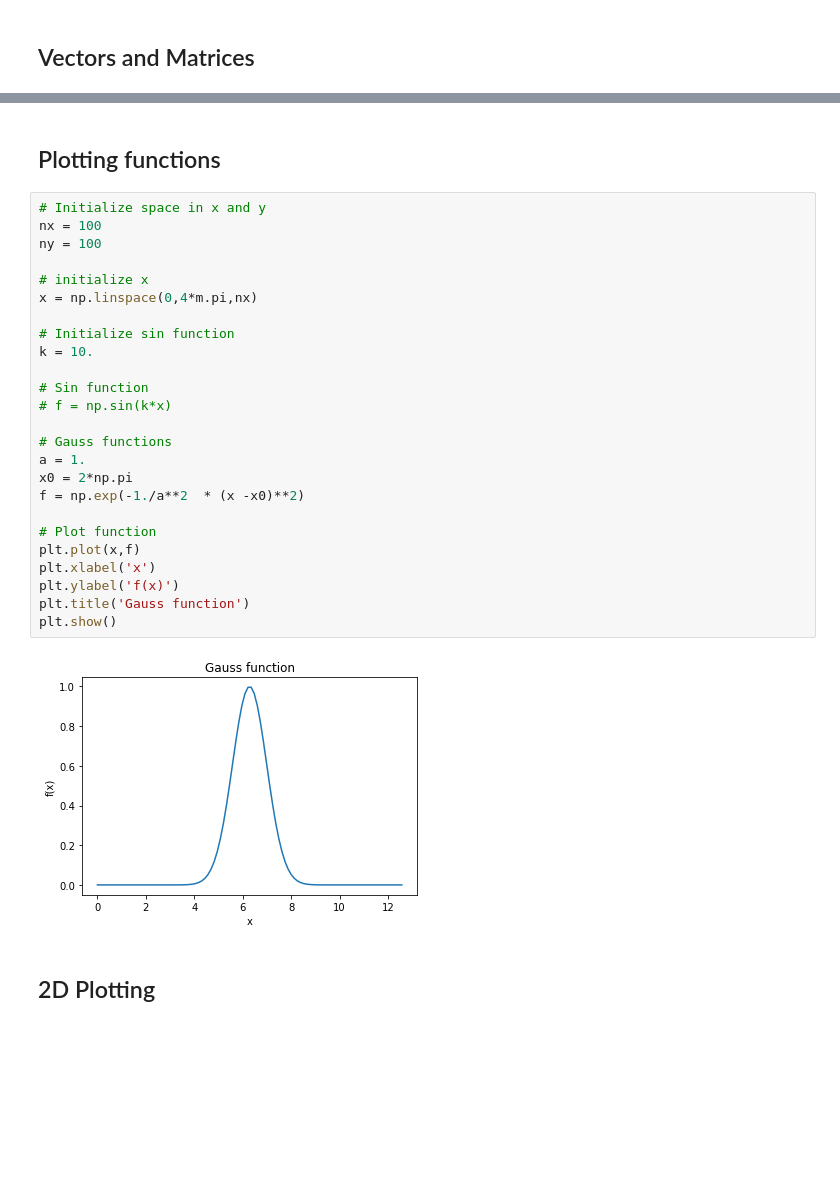
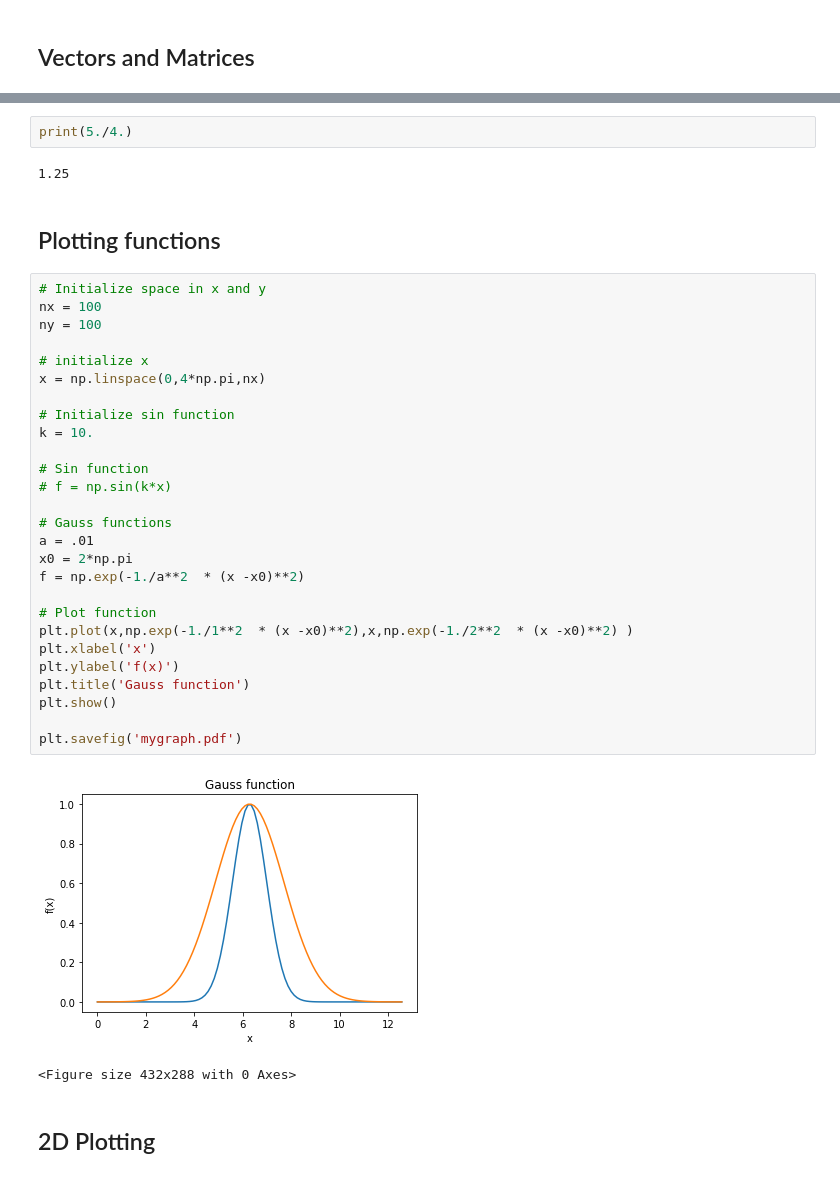
Before and after one commit to heinerigel/Jupyter-Notebook-for-Lectures, a Jupyter notebook: Notebooks/Seismology/MyFirstNotebook.ipynb, the cells around one changed output, grey strips where cells are left out. Saved outputs shown, nothing was run; the diff lists cells and outputs as text; blank space fills up the shorter version.

```diff
--- a/Notebooks/Seismology/MyFirstNotebook.ipynb
+++ b/Notebooks/Seismology/MyFirstNotebook.ipynb
@@ -53,32 +61,39 @@ print(x[0])
+# %%
+print(5./4.)
+# %% [output]
+1.25
 # %% [markdown]
 ## Plotting functions
 # %%
 # Initialize space in x and y
 nx = 100
 ny = 100
 
 # initialize x
-x = np.linspace(0,4*m.pi,nx)
+x = np.linspace(0,4*np.pi,nx)
 
 # Initialize sin function
 k = 10.
 
 # Sin function
 # f = np.sin(k*x)
 
 # Gauss functions
-a = 1.
+a = .01
 x0 = 2*np.pi
 f = np.exp(-1./a**2  * (x -x0)**2)
 
 # Plot function
-plt.plot(x,f)
+plt.plot(x,np.exp(-1./1**2  * (x -x0)**2),x,np.exp(-1./2**2  * (x -x0)**2) )
 plt.xlabel('x')
 plt.ylabel('f(x)')
 plt.title('Gauss function')
 plt.show()
+
+plt.savefig('mygraph.pdf')
 # %% [output]
-[figure, old version]
+[figure, new version]
+<Figure size 432x288 with 0 Axes>
 # %% [markdown]
 ## 2D Plotting
 # %%
```
Also changed, not shown: parts of 5 cells of this notebook.
